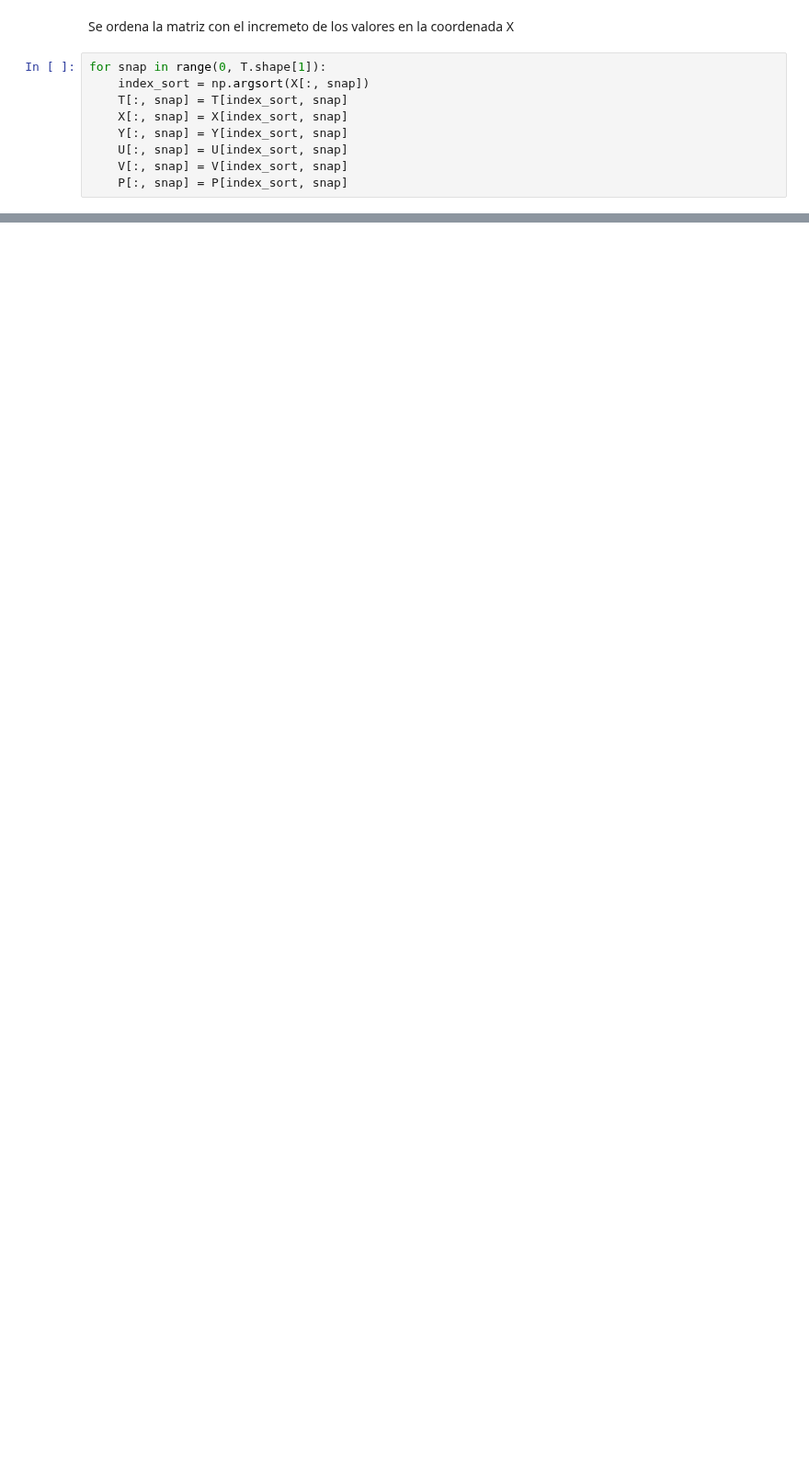
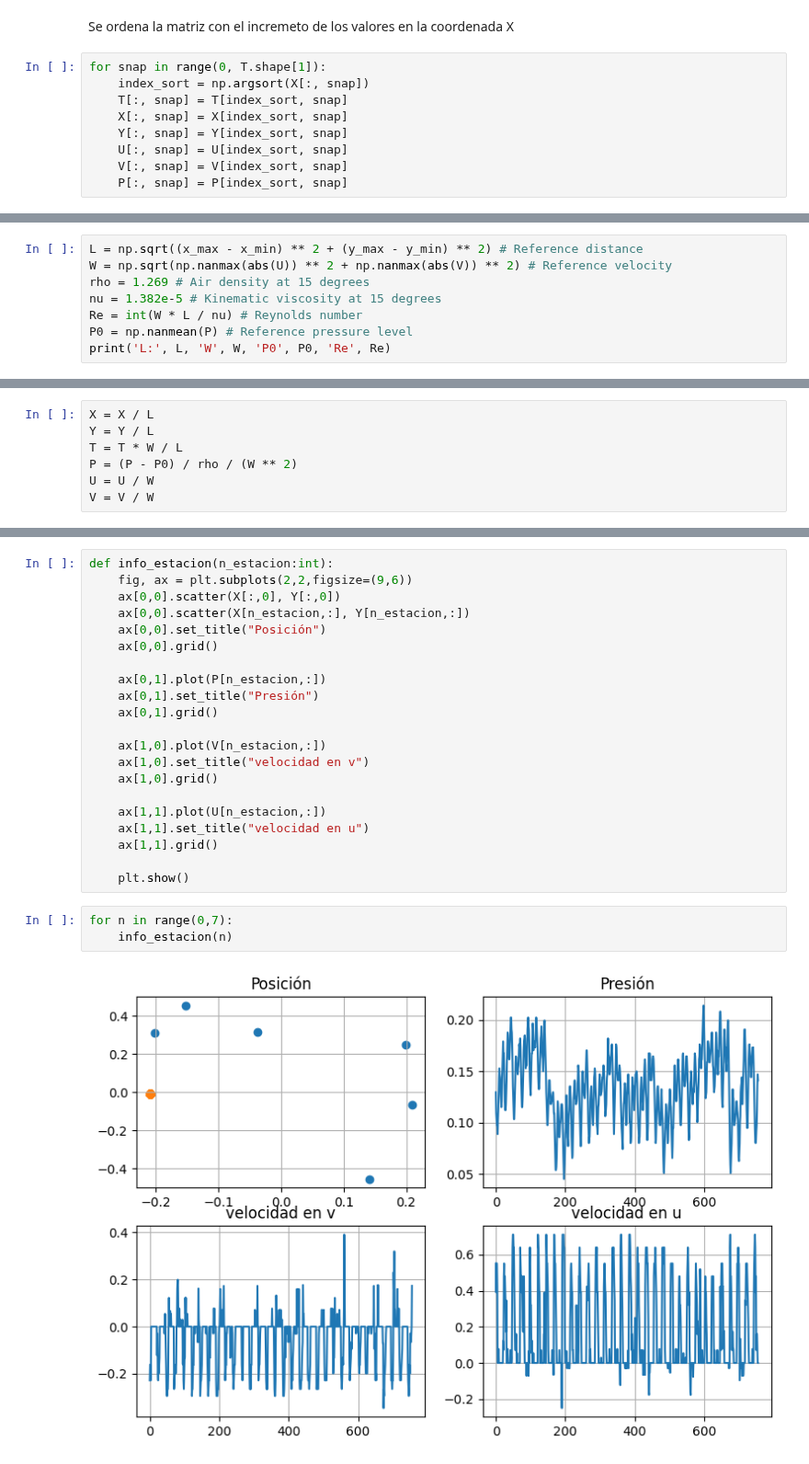
Before and after one commit to sagomeza1/TG, a Jupyter notebook: notebook/eda_bucaramanga.ipynb, the cells around one changed output, grey strips where cells are left out. Shown at 92% size. Cells and saved outputs as stored; diff of their text form; blank space fills up the shorter version.

```diff
--- a/notebook/eda_bucaramanga.ipynb
+++ b/notebook/eda_bucaramanga.ipynb
@@ -497,0 +478,8 @@ Y[:,1]
+# %%
+L = np.sqrt((x_max - x_min) ** 2 + (y_max - y_min) ** 2) # Reference distance
+W = np.sqrt(np.nanmax(abs(U)) ** 2 + np.nanmax(abs(V)) ** 2) # Reference velocity
+rho = 1.269 # Air density at 15 degrees
+nu = 1.382e-5 # Kinematic viscosity at 15 degrees
+Re = int(W * L / nu) # Reynolds number
+P0 = np.nanmean(P) # Reference pressure level
+print('L:', L, 'W', W, 'P0', P0, 'Re', Re)
@@ -497,0 +490,7 @@ Y[:,1]
+# %%
+X = X / L
+Y = Y / L
+T = T * W / L
+P = (P - P0) / rho / (W ** 2)
+U = U / W
+V = V / W
@@ -497,0 +513,26 @@ Y[:,1]
+# %%
+def info_estacion(n_estacion:int):
+    fig, ax = plt.subplots(2,2,figsize=(9,6))
+    ax[0,0].scatter(X[:,0], Y[:,0])
+    ax[0,0].scatter(X[n_estacion,:], Y[n_estacion,:])
+    ax[0,0].set_title("Posición")
+    ax[0,0].grid()
+
+    ax[0,1].plot(P[n_estacion,:])
+    ax[0,1].set_title("Presión")
+    ax[0,1].grid()
+
+    ax[1,0].plot(V[n_estacion,:])
+    ax[1,0].set_title("velocidad en v")
+    ax[1,0].grid()
+
+    ax[1,1].plot(U[n_estacion,:])
+    ax[1,1].set_title("velocidad en u")
+    ax[1,1].grid()
+
+    plt.show()
+# %%
+for n in range(0,7):
+    info_estacion(n)
+# %% [output]
+[figure, added]
```
Also changed, not shown: parts of 20 cells of this notebook, 1 other file.
